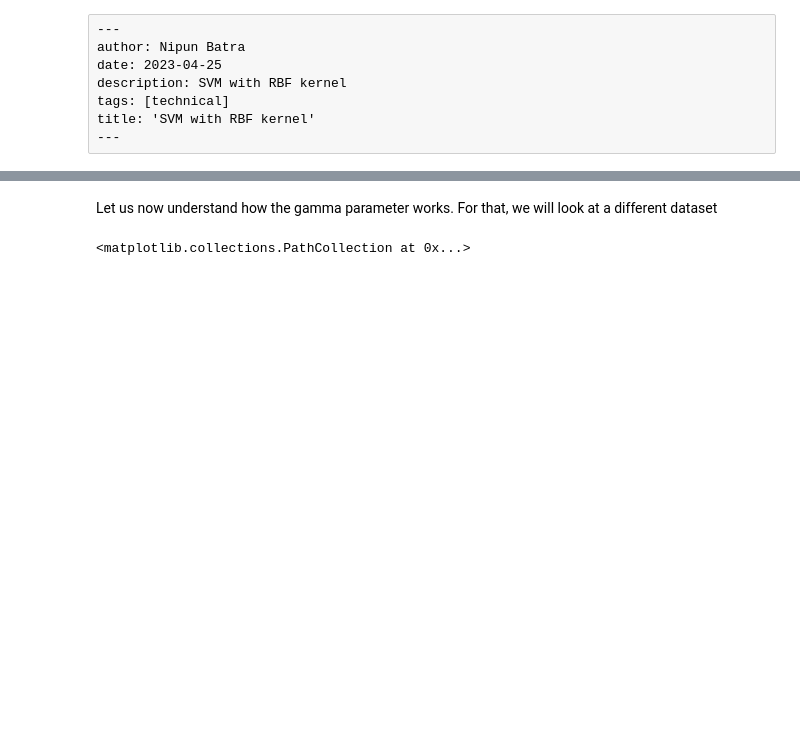
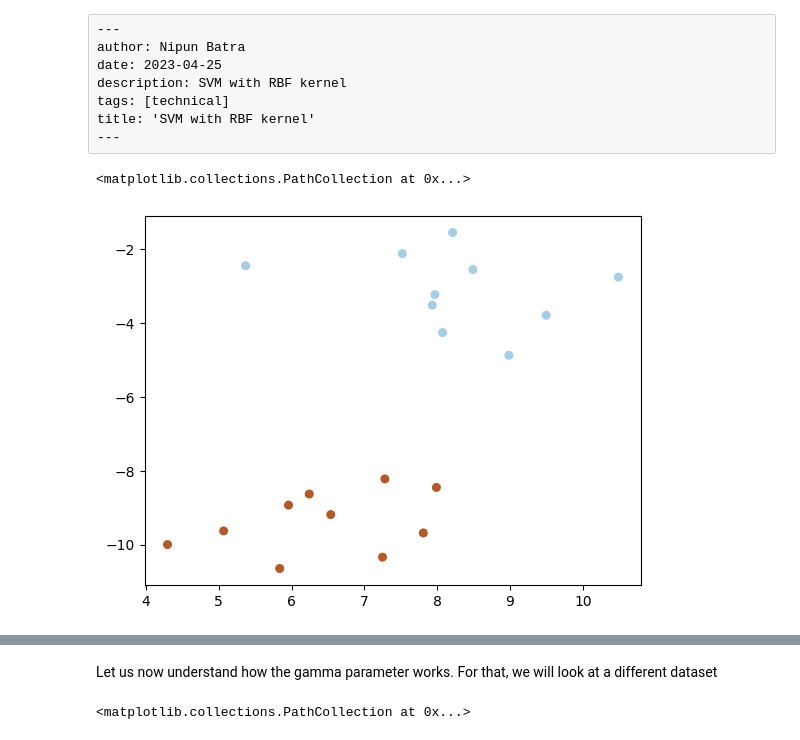
Before and after one commit to nipunbatra/ml-teaching, a Jupyter notebook: notebooks/svm-rbf.ipynb, the cells around one changed output, grey strips where cells are left out. Saved outputs shown, nothing was run; the diff lists cells and outputs as text; code cells hidden in the pictures; blank space fills up the shorter version.

```diff
--- a/notebooks/svm-rbf.ipynb
+++ b/notebooks/svm-rbf.ipynb
@@ -12,3 +12,14 @@ import pandas as pd
 import matplotlib.pyplot as plt
 from matplotlib import cm
 %matplotlib inline
+# %%
+from sklearn import svm
+from sklearn.datasets import make_blobs, make_classification
+
+# Generate some random data for demonstration
+X, y = make_blobs(n_samples=20, centers=2, random_state=6)
+# %%
+plt.scatter(X[:, 0], X[:, 1], c=y, s=30, cmap=cm.Paired)
+# %% [output]
+<matplotlib.collections.PathCollection at 0x...>
+[figure, added]
```
Also changed, not shown: parts of 7 cells of this notebook.
